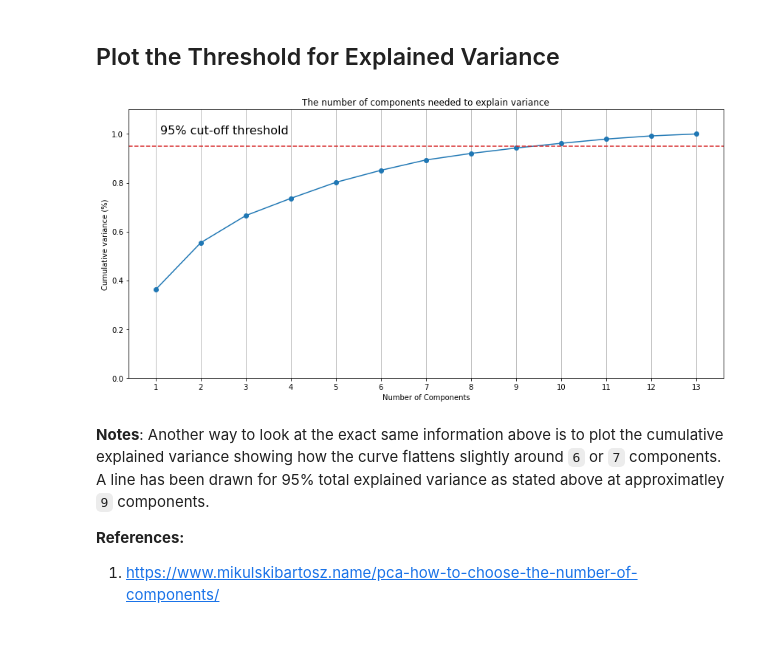
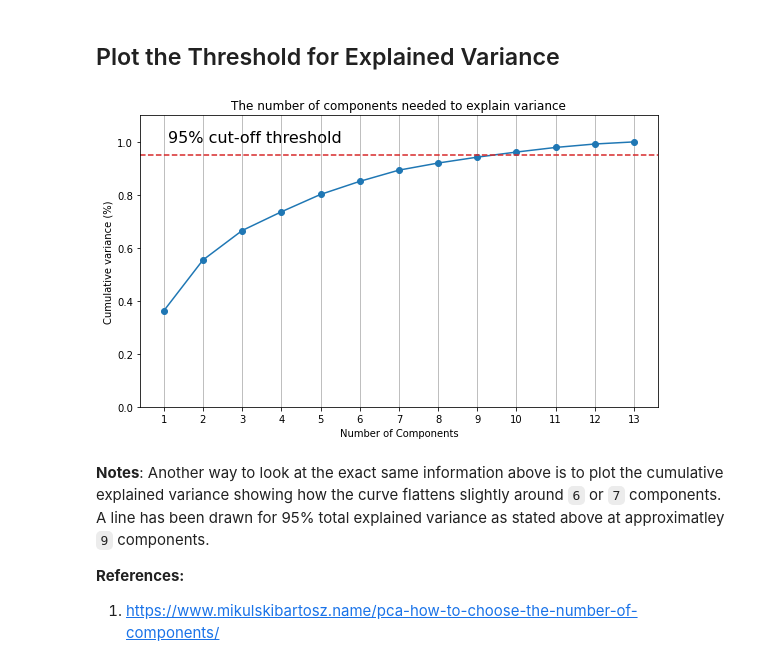
Before and after one commit to broepke/PCA, a Jupyter notebook: PCA.ipynb, the cells around one changed output. Saved outputs shown, nothing was run; the diff lists cells and outputs as text; code cells hidden in the pictures; blank space fills up the shorter version.

Commit message:
Image output updats

```diff
--- a/PCA.ipynb
+++ b/PCA.ipynb
@@ -126,32 +126,32 @@ Components:      13 =    [1.]   Cumulative Variance
 # %%
 scaler = StandardScaler()
 data_rescaled = scaler.fit_transform(X)
 
 pca = PCA().fit(data_rescaled)
 
-plt.rcParams["figure.figsize"] = (12,6)
+plt.rcParams["figure.figsize"] = (8,5)
 
 fig, ax = plt.subplots()
 xi = np.arange(1, 14, step=1)
 y = np.cumsum(pca.explained_variance_ratio_)
 
 plt.ylim(0.0,1.1)
 plt.plot(xi, y, marker='o', linestyle='-', color='tab:blue')
 
 plt.xlabel('Number of Components')
 plt.xticks(np.arange(1, 14, step=1)) #change from 0-based array index to 1-based human-readable label
 plt.ylabel('Cumulative variance (%)')
 plt.title('The number of components needed to explain variance')
 
 plt.axhline(y=0.95, color='tab:red', linestyle='--')
 plt.text(1.1, 1, '95% cut-off threshold', color = 'black', fontsize=16)
 
 ax.grid(axis='x')
 plt.tight_layout()
 plt.savefig('pcavisualize_1.png', dpi=300)
 plt.show()
 # %% [output]
-[figure, old version]
+[figure, new version]
 # %% [markdown]
 **Notes**: Another way to look at the exact same information above is to plot the cumulative explained variance showing how the curve flattens slightly around `6` or `7` components.  A line has been drawn for 95% total explained variance as stated above at approximatley `9` components.
 
```
Also changed, not shown: parts of 2 cells of this notebook, 3 other files.
